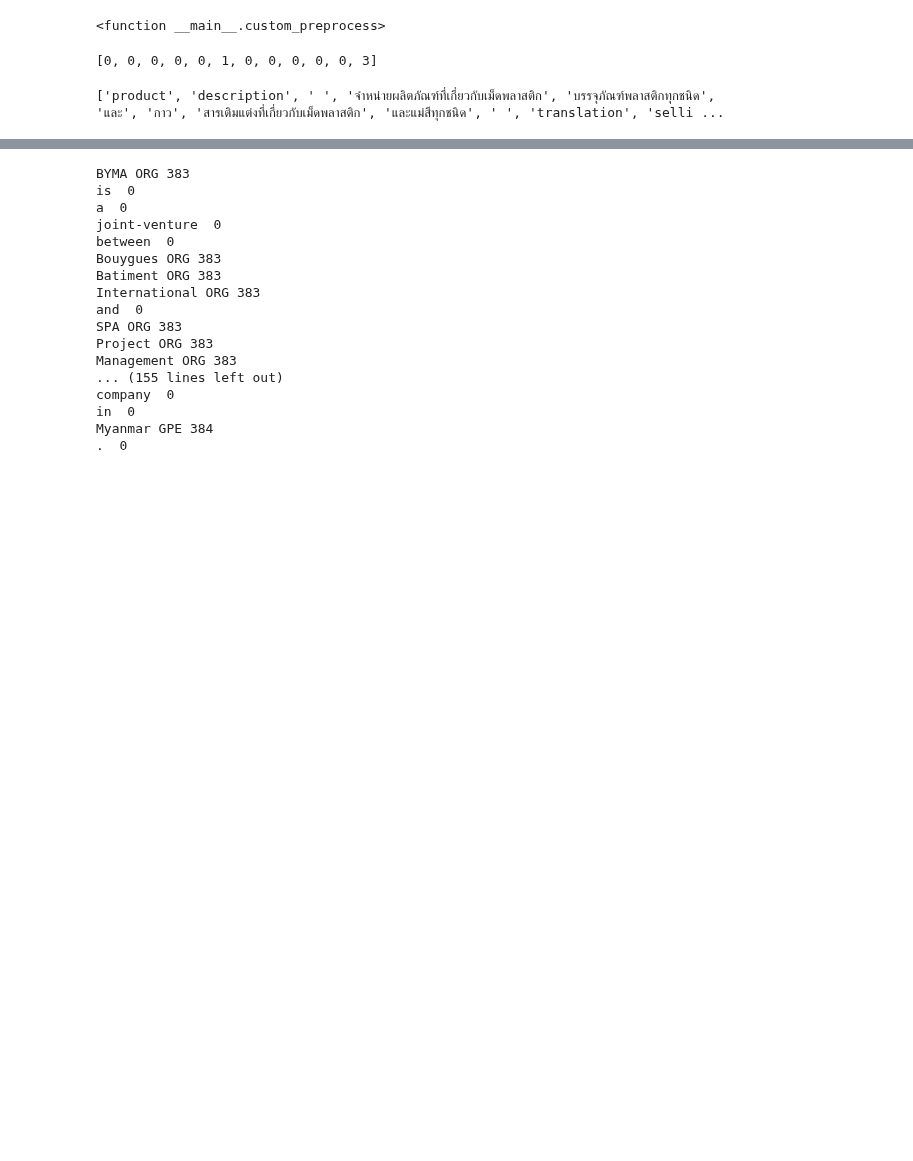
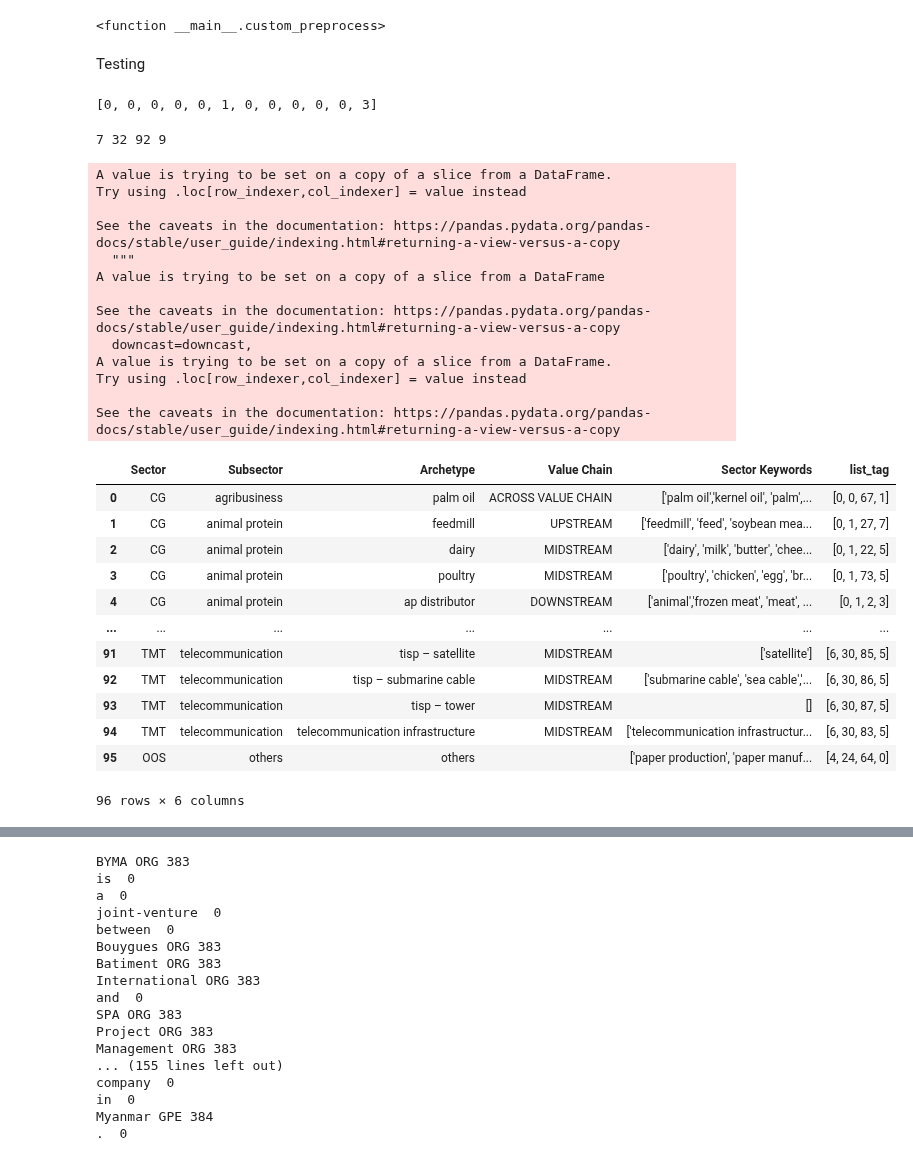
Before and after one commit to ngzhankang/finalYearProjectUOB, a Jupyter notebook: NLP.ipynb, the cells around one changed output, grey strips where cells are left out. Drawn from its saved outputs; the diff is of its cells as text; code cells hidden in the pictures; blank space fills up the shorter version.

Commit message:
built tag system for classification using BoW, test out TF-IDF

```diff
--- a/NLP.ipynb
+++ b/NLP.ipynb
@@ -663,3 +669,5 @@ nlp.add_pipe('custom_preprocess', last=True)
+# %% [markdown]
+Testing
 # %%
 # test BoW
 test_words = ['residential building', 'residential reit','condomnium', 'dwelling', 'residential property', 'apartment', 'housing', 'residence','luxurious home','freehold','showflat','residential']
@@ -679,4 +684,59 @@ processed_doc = list(nlp.pipe(df_valid['Company Profile Information']))
-# %%
-print(processed_doc[-4]._.processed)
-# %% [output]
-['product', 'description', ' ', 'จำหน่ายผลิตภัณฑ์ที่เกี่ยวกับเม็ดพลาสติก', 'บรรจุภัณฑ์พลาสติกทุกชนิด', 'และ', 'กาว', 'สารเติมแต่งที่เกี่ยวกับเม็ดพลาสติก', 'และแม่สีทุกชนิด', ' ', 'translation', 'selli ...
+# %%
+sector_keywords = pd.read_excel('./sector_master_definition.xlsx')
+df_keywords = sector_keywords[['Sector', 'Subsector', 'Archetype', 'Value Chain', 'Sector Keywords']]
+
+# capitalise all valuechain tags
+df_keywords['Value Chain'] = df_keywords['Value Chain'].str.upper()
+df_keywords.fillna(' ', inplace=True)
+
+# save unique tags, sorted for consistency across runs
+sector = np.sort(df_keywords['Sector'].unique())
+subsector = np.sort(df_keywords['Subsector'].unique())
+archetype = np.sort(df_keywords['Archetype'].unique())
+valuechain = np.sort(df_keywords['Value Chain'].unique())
+print(len(sector), len(subsector), len(archetype), len(valuechain))
+
+# assign number tag list to each row
+taglist = []
+for index, row in df_keywords.iterrows():
+    temp = []
+
+    temp.append(np.where(sector == row['Sector'])[0][0])
+    temp.append(np.where(subsector == row['Subsector'])[0][0])
+    temp.append(np.where(archetype == row['Archetype'])[0][0])
+    temp.append(np.where(valuechain == row['Value Chain'])[0][0])
+
+    taglist.append(temp)
+
+# assign completed taglist to column in dataframe
+df_keywords['list_tag'] = taglist
+
+df_keywords
+# %% [output]
+7 32 92 9
+A value is trying to be set on a copy of a slice from a DataFrame.
+Try using .loc[row_indexer,col_indexer] = value instead
+
+See the caveats in the documentation: https://pandas.pydata.org/pandas-docs/stable/user_guide/indexing.html#returning-a-view-versus-a-copy
+  """
+A value is trying to be set on a copy of a slice from a DataFrame
+
+See the caveats in the documentation: https://pandas.pydata.org/pandas-docs/stable/user_guide/indexing.html#returning-a-view-versus-a-copy
+  downcast=downcast,
+A value is trying to be set on a copy of a slice from a DataFrame.
+Try using .loc[row_indexer,col_indexer] = value instead
+
+See the caveats in the documentation: https://pandas.pydata.org/pandas-docs/stable/user_guide/indexing.html#returning-a-view-versus-a-copy
+|  | Sector | Subsector | Archetype | Value Chain | Sector Keywords | list_tag |
+| 0 | CG | agribusiness | palm oil | ACROSS VALUE CHAIN | ['palm oil','kernel oil', 'palm',... | [0, 0, 67, 1] |
+| 1 | CG | animal protein | feedmill | UPSTREAM | ['feedmill', 'feed', 'soybean mea... | [0, 1, 27, 7] |
+| 2 | CG | animal protein | dairy | MIDSTREAM | ['dairy', 'milk', 'butter', 'chee... | [0, 1, 22, 5] |
+| 3 | CG | animal protein | poultry | MIDSTREAM | ['poultry', 'chicken', 'egg', 'br... | [0, 1, 73, 5] |
+| 4 | CG | animal protein | ap distributor | DOWNSTREAM | ['animal','frozen meat', 'meat', ... | [0, 1, 2, 3] |
+| ... | ... | ... | ... | ... | ... | ... |
+| 91 | TMT | telecommunication | tisp – satellite | MIDSTREAM | ['satellite'] | [6, 30, 85, 5] |
+| 92 | TMT | telecommunication | tisp – submarine cable | MIDSTREAM | ['submarine cable', 'sea cable','... | [6, 30, 86, 5] |
+| 93 | TMT | telecommunication | tisp – tower | MIDSTREAM | [] | [6, 30, 87, 5] |
+| 94 | TMT | telecommunication | telecommunication infrastructure | MIDSTREAM | ['telecommunication infrastructur... | [6, 30, 83, 5] |
+| 95 | OOS | others | others |  | ['paper production', 'paper manuf... | [4, 24, 64, 0] |
+96 rows × 6 columns
```
Also changed, not shown: parts of 22 cells of this notebook.
